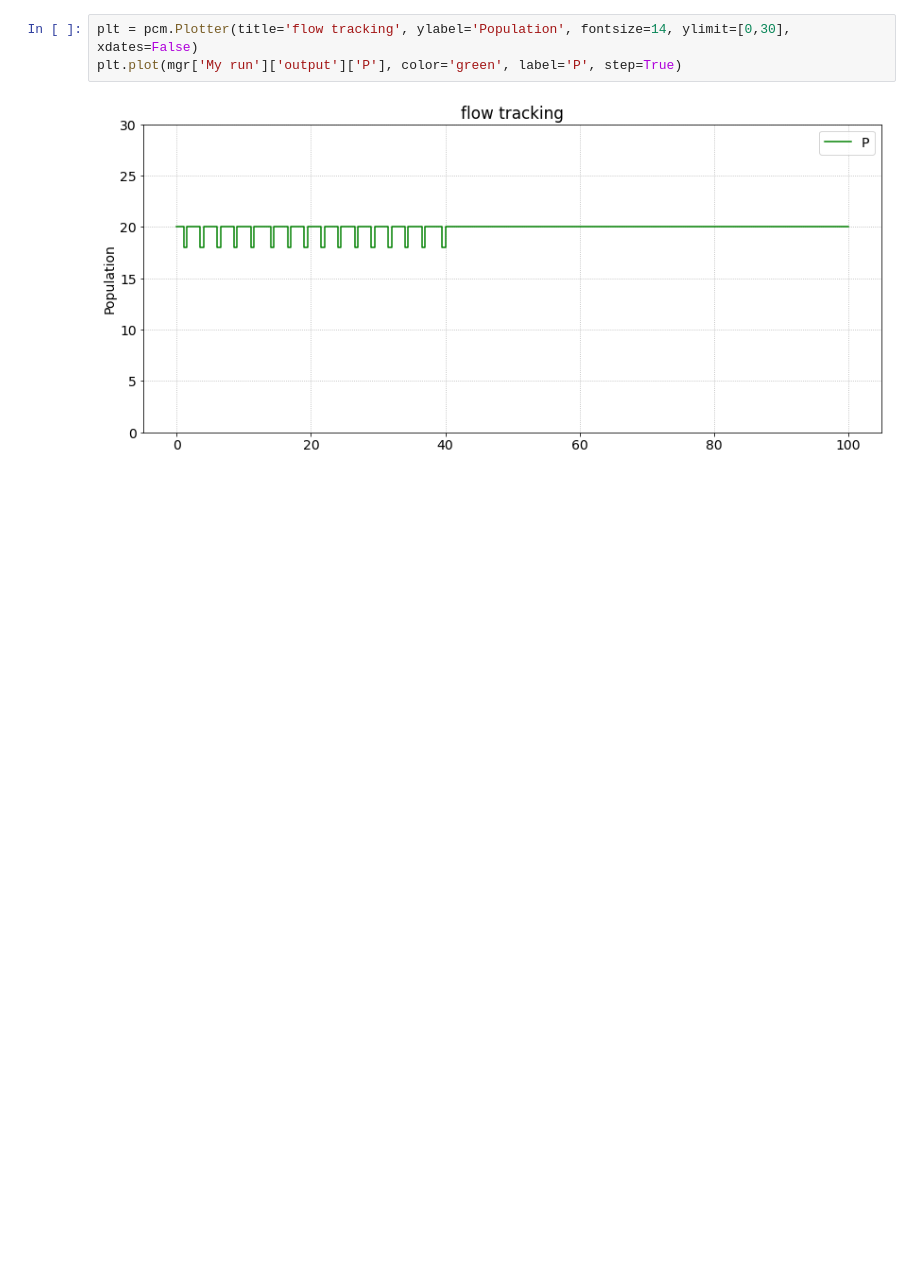
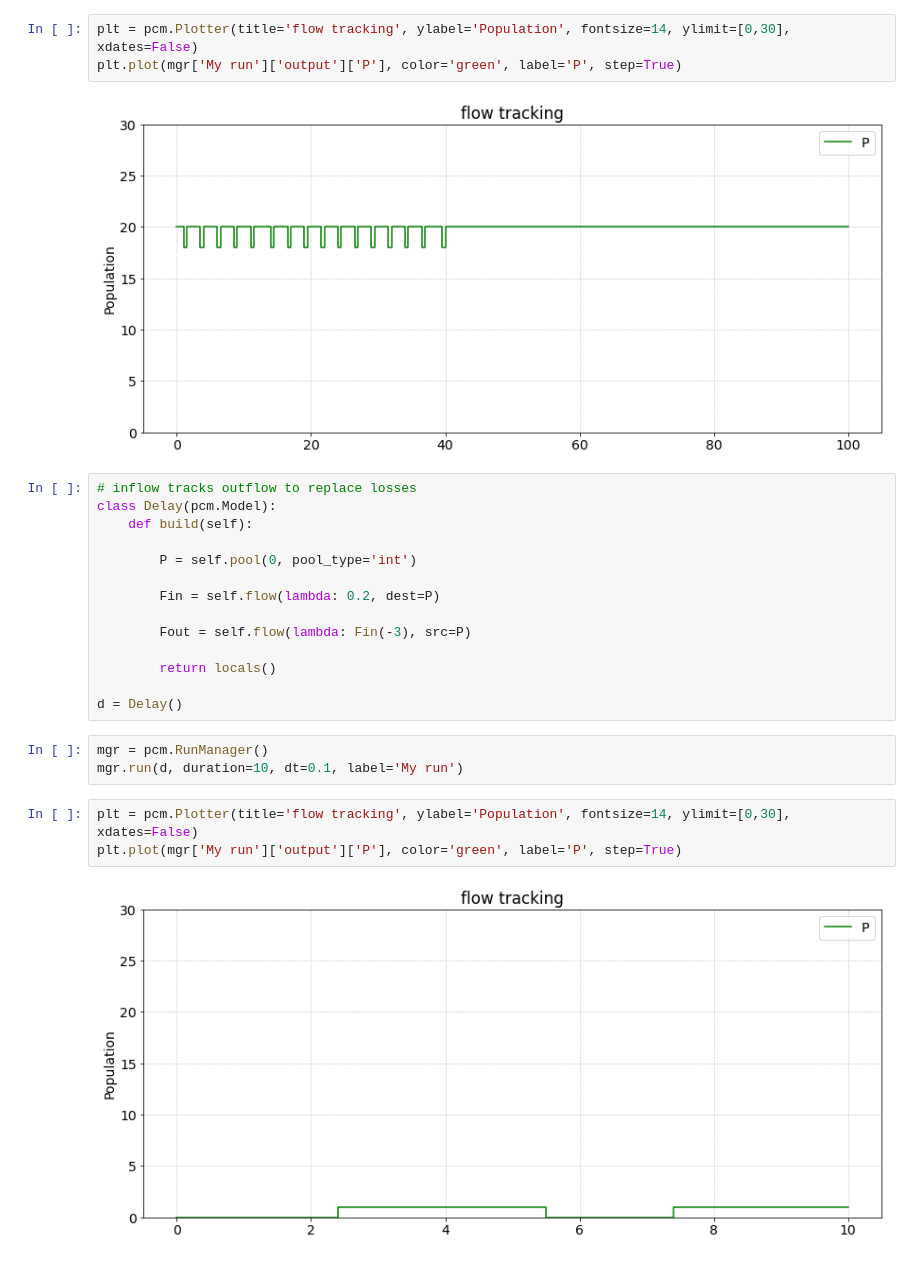
Before and after one commit to DND-DRDC-RDDC/OS_PyCoMod, a Jupyter notebook: test.ipynb, the cells around one changed output. Drawn from its saved outputs; the diff is of its cells as text; blank space fills up the shorter version.

Commit message:
added access to past values for elements, adding inflow/outflow for pools

```diff
--- a/test.ipynb
+++ b/test.ipynb
@@ -882,3 +884,25 @@ plt = pcm.Plotter(title='flow tracking', ylabel='Population', fontsize=14, ylimi
 plt.plot(mgr['My run']['output']['P'], color='green', label='P', step=True)
 # %% [output]
 [figure]
+# %%
+# inflow tracks outflow to replace losses
+class Delay(pcm.Model):
+    def build(self):
+
+        P = self.pool(0, pool_type='int')
+
+        Fin = self.flow(lambda: 0.2, dest=P)
+
+        Fout = self.flow(lambda: Fin(-3), src=P)
+
+        return locals()
+
+d = Delay()
+# %%
+mgr = pcm.RunManager()
+mgr.run(d, duration=10, dt=0.1, label='My run')
+# %%
+plt = pcm.Plotter(title='flow tracking', ylabel='Population', fontsize=14, ylimit=[0,30], xdates=False)
+plt.plot(mgr['My run']['output']['P'], color='green', label='P', step=True)
+# %% [output]
+[figure, added]
```
Also changed, not shown: parts of 18 cells of this notebook, 2 other files.
